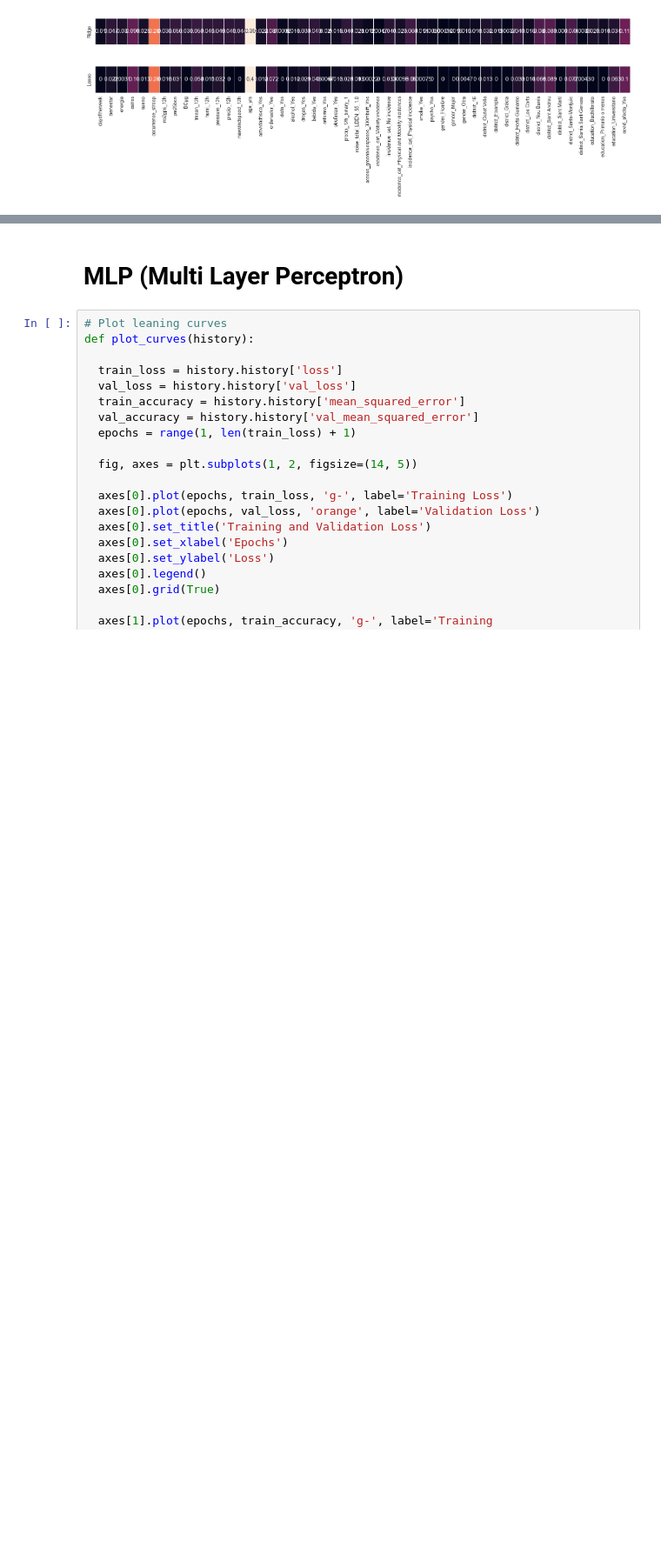
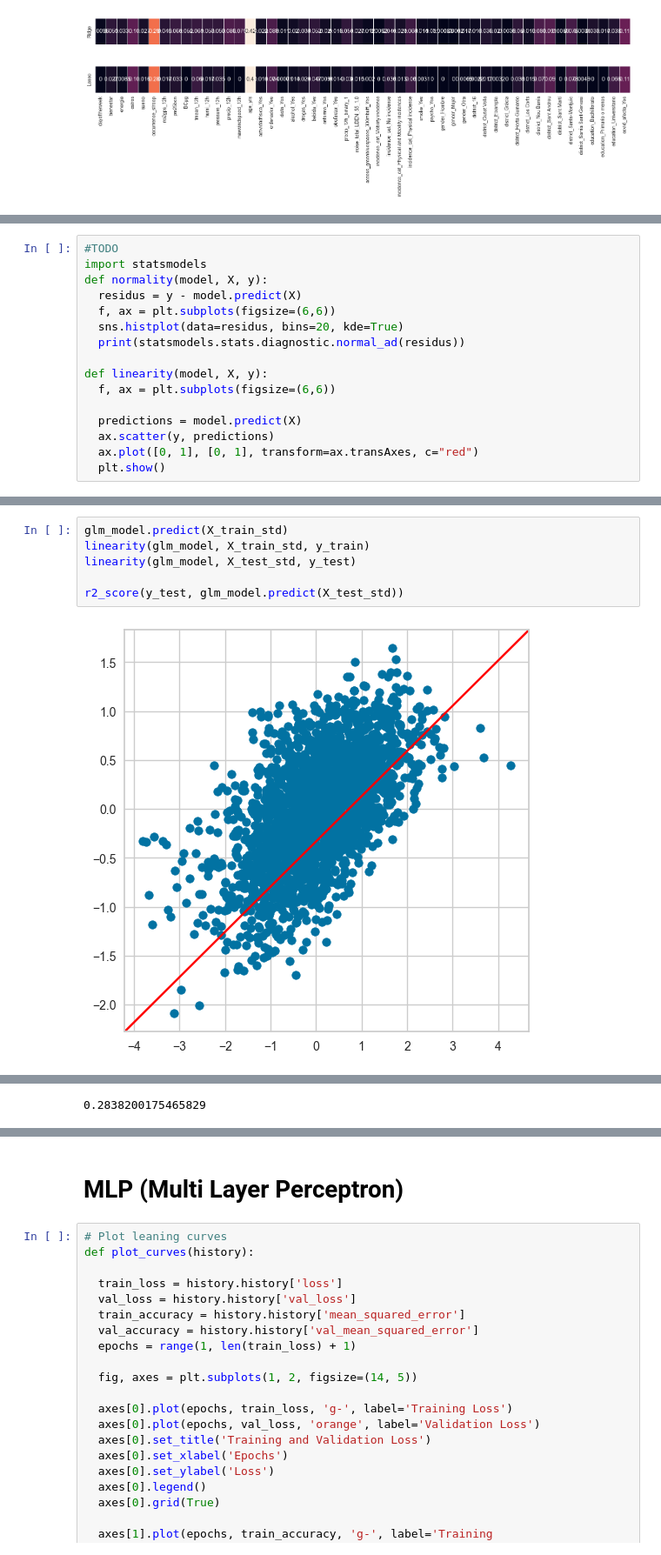
Before and after one commit to adraco007/Pollution_Health_BCN, a Jupyter notebook: totalModels.ipynb, the cells around one changed output, grey strips where cells are left out. Shown at 87% size. Drawn from its saved outputs; the diff is of its cells as text; blank space fills up the shorter version.

```diff
--- a/totalModels.ipynb
+++ b/totalModels.ipynb
@@ -138,0 +175,16 @@ sns.heatmap(weights.T.loc[['Lasso'],:].abs(), annot=True, linewidths=.5, cbar=Fa
+# %%
+#TODO
+import statsmodels
+def normality(model, X, y):
+  residus = y - model.predict(X)
+  f, ax = plt.subplots(figsize=(6,6))
+  sns.histplot(data=residus, bins=20, kde=True)
+  print(statsmodels.stats.diagnostic.normal_ad(residus))
+
+def linearity(model, X, y):
+  f, ax = plt.subplots(figsize=(6,6))
+
+  predictions = model.predict(X)
+  ax.scatter(y, predictions)
+  ax.plot([0, 1], [0, 1], transform=ax.transAxes, c="red")
+  plt.show()
@@ -138,0 +218,8 @@ sns.heatmap(weights.T.loc[['Lasso'],:].abs(), annot=True, linewidths=.5, cbar=Fa
+# %%
+glm_model.predict(X_train_std)
+linearity(glm_model, X_train_std, y_train)
+linearity(glm_model, X_test_std, y_test)
+
+r2_score(y_test, glm_model.predict(X_test_std))
+# %% [output]
+[figure, added]
@@ -138,0 +227 @@ sns.heatmap(weights.T.loc[['Lasso'],:].abs(), annot=True, linewidths=.5, cbar=Fa
+0.2838200175465829
```
Also changed, not shown: parts of 28 cells of this notebook.
